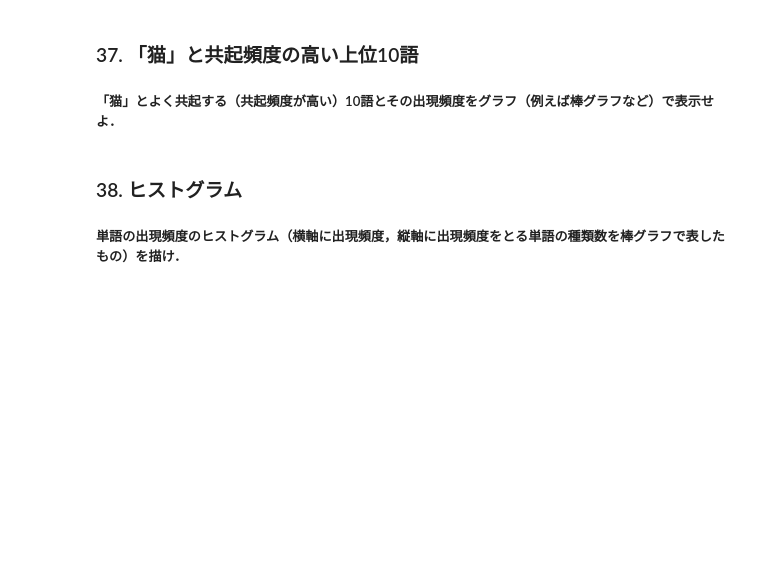
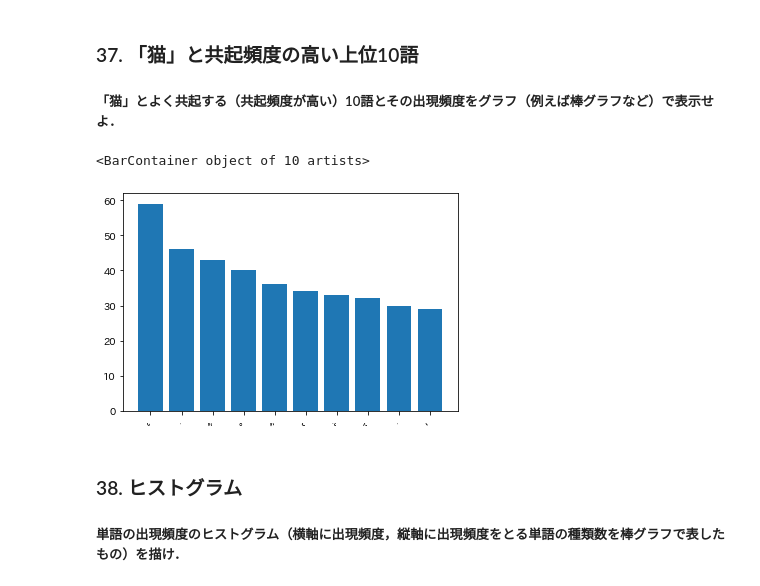
Before and after one commit to aikonakagawa/NLP100_practice, a Jupyter notebook: NLP_4_30_39_MorphologicalAnalysis.ipynb, the cells around one changed output. Drawn from its saved outputs; the diff is of its cells as text; code cells hidden in the pictures; blank space fills up the shorter version.

```diff
--- a/NLP_4_30_39_MorphologicalAnalysis.ipynb
+++ b/NLP_4_30_39_MorphologicalAnalysis.ipynb
@@ -128,3 +139,11 @@ anob=[]
+# %%
+anob=[]
+for sentence in sentences:
+    if len(sentence)>3:
+        for i in range(1,len(sentence)-1):
+            if (sentence[i]['surface']=='の') & (sentence[i-1]['pos']=='名詞') & (sentence[i+1]['pos']=='名詞'):
+                #print(sentence[i-1])
+                anob.append(sentence[i-1]['surface']+sentence[i]['surface']+sentence[i+1]['surface'])
 # %% [markdown]
 ### 34. 名詞の連接
 ##### 名詞の連接（連続して出現する名詞）を最長一致で抽出せよ．
@@ -137,6 +239,42 @@ anob=[]
 # %% [markdown]
 ### 37. 「猫」と共起頻度の高い上位10語
 ##### 「猫」とよく共起する（共起頻度が高い）10語とその出現頻度をグラフ（例えば棒グラフなど）で表示せよ．
+# %%
+import collections
+import ast
+import matplotlib.pyplot as plt
+from matplotlib.font_manager import FontProperties
+%matplotlib inline
+
+
+Co_occurrence=[]
+
+for sentence in sentences:
+
+    str_sentence= ','.join(map(str,sentence))
+    #print(str_sentence)
+
+    if "猫" in str_sentence:
+        #print(sentence)
+        for i in range(0,len(sentence)):
+            if sentence[i]['surface']!="猫":
+                Co_occurrence.append(sentence[i]['surface'])
+                #print(sentence[i]['surface'])
+
+c = collections.Counter(Co_occurrence)
+c = sorted(c.items(), key=lambda x:x[1],reverse=True)
+
+c_10=c[0:10]
+
+list_zipped = list(zip(*c_10))
+
+words = list_zipped[0]
+counts = list_zipped[1]
+
+plt.bar(words, counts)
+# %% [output]
+<BarContainer object of 10 artists>
+[figure, added]
 # %% [markdown]
 ### 38. ヒストグラム
 ##### 単語の出現頻度のヒストグラム（横軸に出現頻度，縦軸に出現頻度をとる単語の種類数を棒グラフで表したもの）を描け．
```
Also changed, not shown: parts of 10 cells of this notebook.
